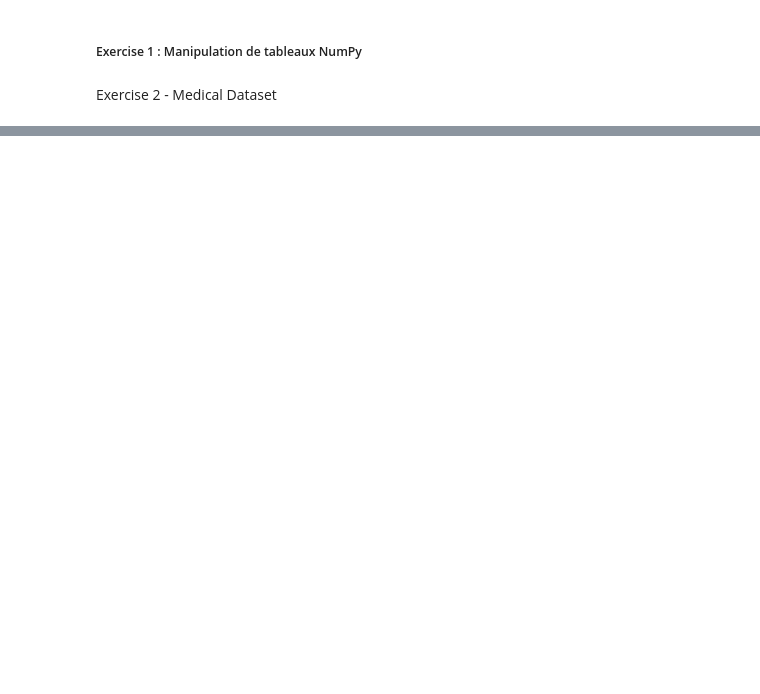
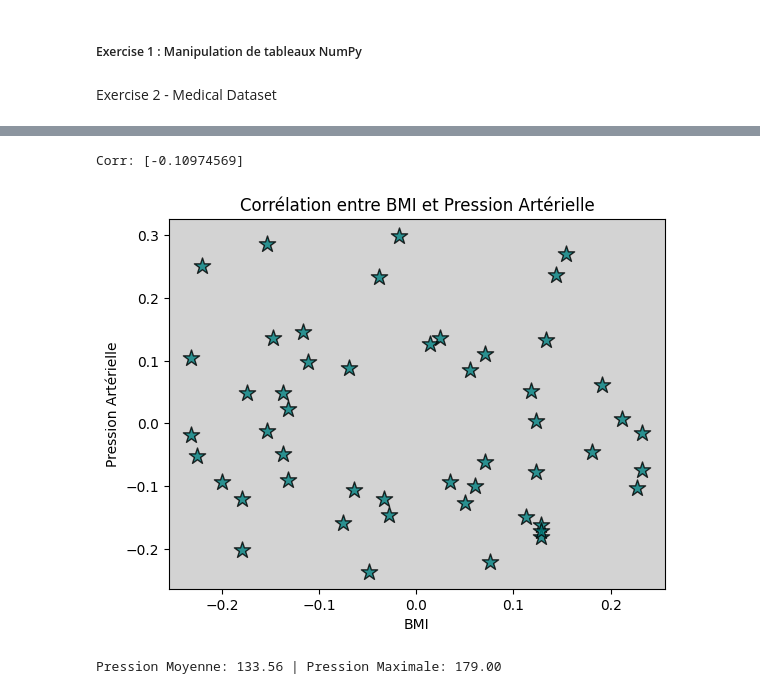
Before and after one commit to mrgeooo14/nomades_to_submit, a Jupyter notebook: exercises/ds_exercises_2.ipynb, the cells around one changed output, grey strips where cells are left out. Cells and saved outputs as stored; diff of their text form; code cells hidden in the pictures; blank space fills up the shorter version.

```diff
--- a/exercises/ds_exercises_2.ipynb
+++ b/exercises/ds_exercises_2.ipynb
@@ -55,21 +79,31 @@ print("Age Moyen: {:.2f} | Age Median: {:.2f} | Écart-type: {:.2f}".format(age_
 # %%
+import numpy as np
+
 #### Compute Correlation
-normalized_bmi = df['BMI'].dropna() / np.sqrt(np.sum(df['BMI'].dropna()**2))
-normalized_blood = df['Blood_Pressure'] / np.sqrt(np.sum(df['Blood_Pressure']**2))
+normalized_bmi = (df['BMI'].dropna() -np.mean(df['BMI'])) / np.sqrt(np.sum(df['BMI'].dropna()**2))
+normalized_blood = (df['Blood_Pressure'] -np.mean(df['BMI'])) / np.sqrt(np.sum(df['Blood_Pressure']**2))
 print('Corr: {}'.format(np.correlate(normalized_bmi, normalized_blood)))
 
-#### 3. Affichage d'un scatter plot entre BMI et pression artérielle
+df['BMI'] = normalized_bmi
+df['Blood_Pressure'] = normalized_blood
+
+### 3. Affichage d'un scatter plot entre BMI et pression artérielle
 df.plot.scatter(y = 'BMI', x ='Blood_Pressure', alpha = 0.8, color = 'teal', edgecolors = 'black', marker = '*', s = 150)
 plt.xlabel("BMI")
 plt.plot()
 plt.ylabel("Pression Artérielle")
 plt.title("Corrélation entre BMI et Pression Artérielle")
 plt.show()
+# %% [output]
+Corr: [-0.10974569]
+[figure, added]
 # %%
 ##### 4. Détermination de la pression artérielle moyenne et maximale
 pression_moyenne = df['Blood_Pressure'].mean()
 pression_max = df['Blood_Pressure'].max()
 print('Pression Moyenne: {:.2f} | Pression Maximale: {:.2f}'.format(pression_moyenne, pression_max))
+# %% [output]
+Pression Moyenne: 133.56 | Pression Maximale: 179.00
 # %%
 ##### 5. Filtrage des patients de plus de 60 ans prenant un médicament
 patients_seniors_medicaments = df[(df['Age'] > 60) & (df['Medications'].dropna() != 'None')]
```
Also changed, not shown: parts of 11 cells of this notebook, 2 other files.
